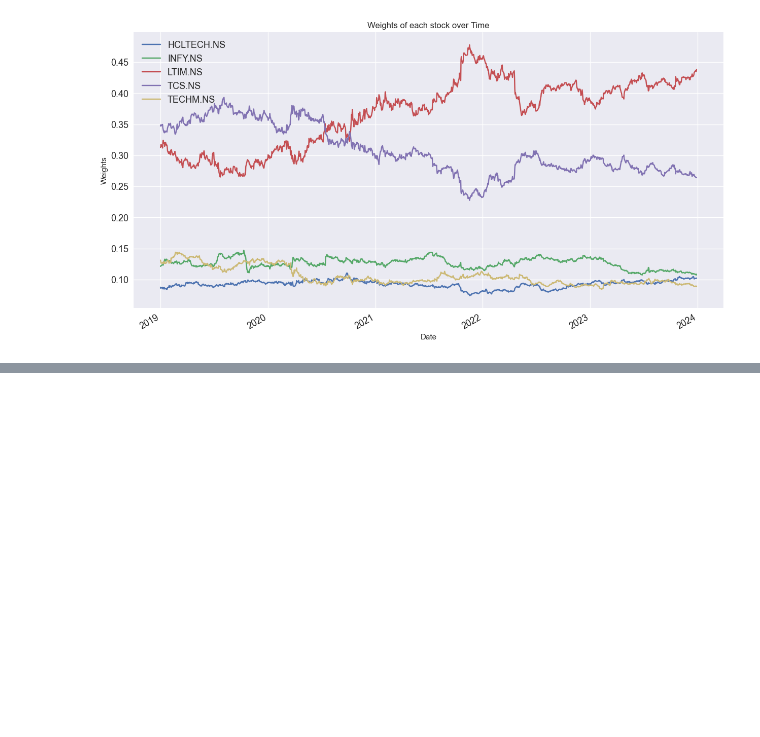
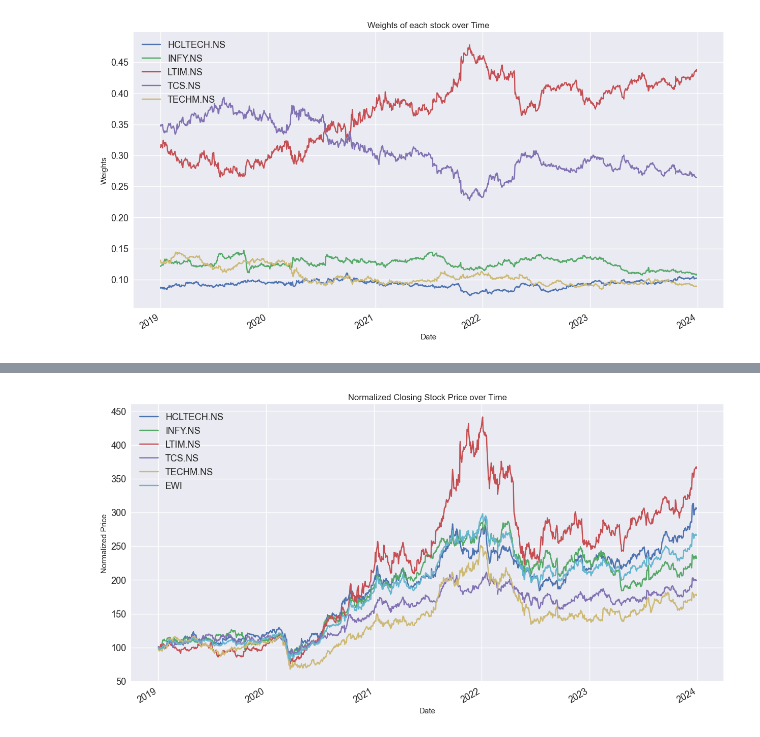
Before and after one commit to almaastaj/IndianStockMarket, a Jupyter notebook: IndianITIndex.ipynb, the cells around one changed output, grey strips where cells are left out. Saved outputs shown, nothing was run; the diff lists cells and outputs as text; code cells hidden in the pictures; blank space fills up the shorter version.

Commit message:
Add Equal Weighted Index Analysis

```diff
--- a/IndianITIndex.ipynb
+++ b/IndianITIndex.ipynb
@@ -176,0 +192,3 @@ plt.show()
+# %%
+# Calculate the daily percentage changes
+ret = stocks.pct_change().dropna()
@@ -176,0 +205,4 @@ plt.show()
+# %%
+# Calculate the mean daily return for each row (each day)
+ret["Mean_ret"] = ret.mean(axis = 1)
+ret.head()
@@ -176,0 +217,3 @@ plt.show()
+# %%
+norm["EWI"] = 100
+norm.head()
@@ -176,0 +228,4 @@ plt.show()
+# %%
+# We calculate the cumulative returns for the equal-weighted index based on the mean daily returns and assign them to the 'EWI' column in the 'norm' DataFrame.
+norm.iloc[1:, -1] = ret.Mean_ret.add(1).cumprod().mul(100)
+norm.head()
@@ -176,0 +240,9 @@ plt.show()
+# %%
+norm.iloc[:, [0, 1, 2, 3, 4, 6]].plot(figsize = (15, 8 ), fontsize = 13)
+plt.legend(fontsize = 13)
+plt.title('Normalized Closing Stock Price over Time')
+plt.xlabel('Date')
+plt.ylabel('Normalized Price')
+plt.show()
+# %% [output]
+[figure, added]
```
Also changed, not shown: parts of 11 cells of this notebook.
